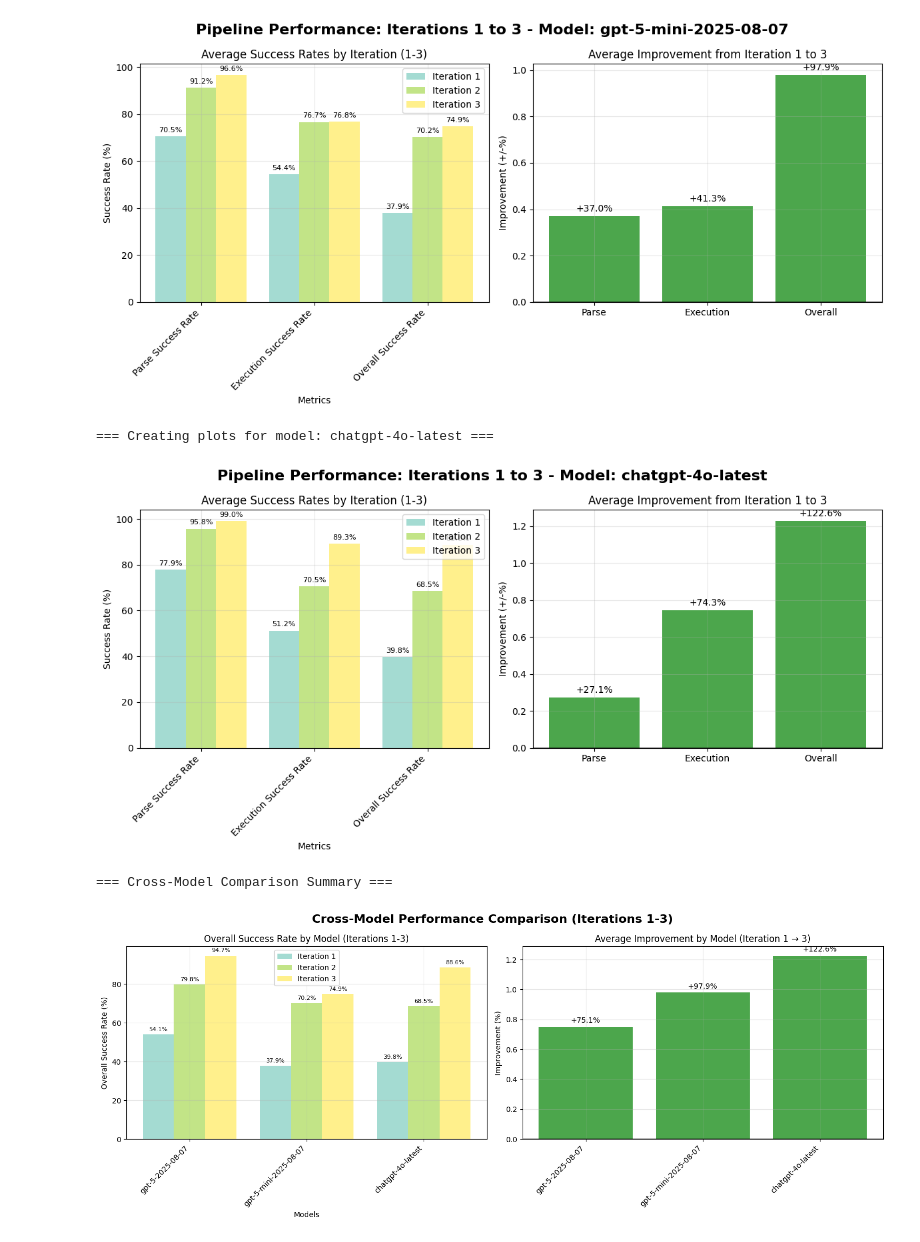
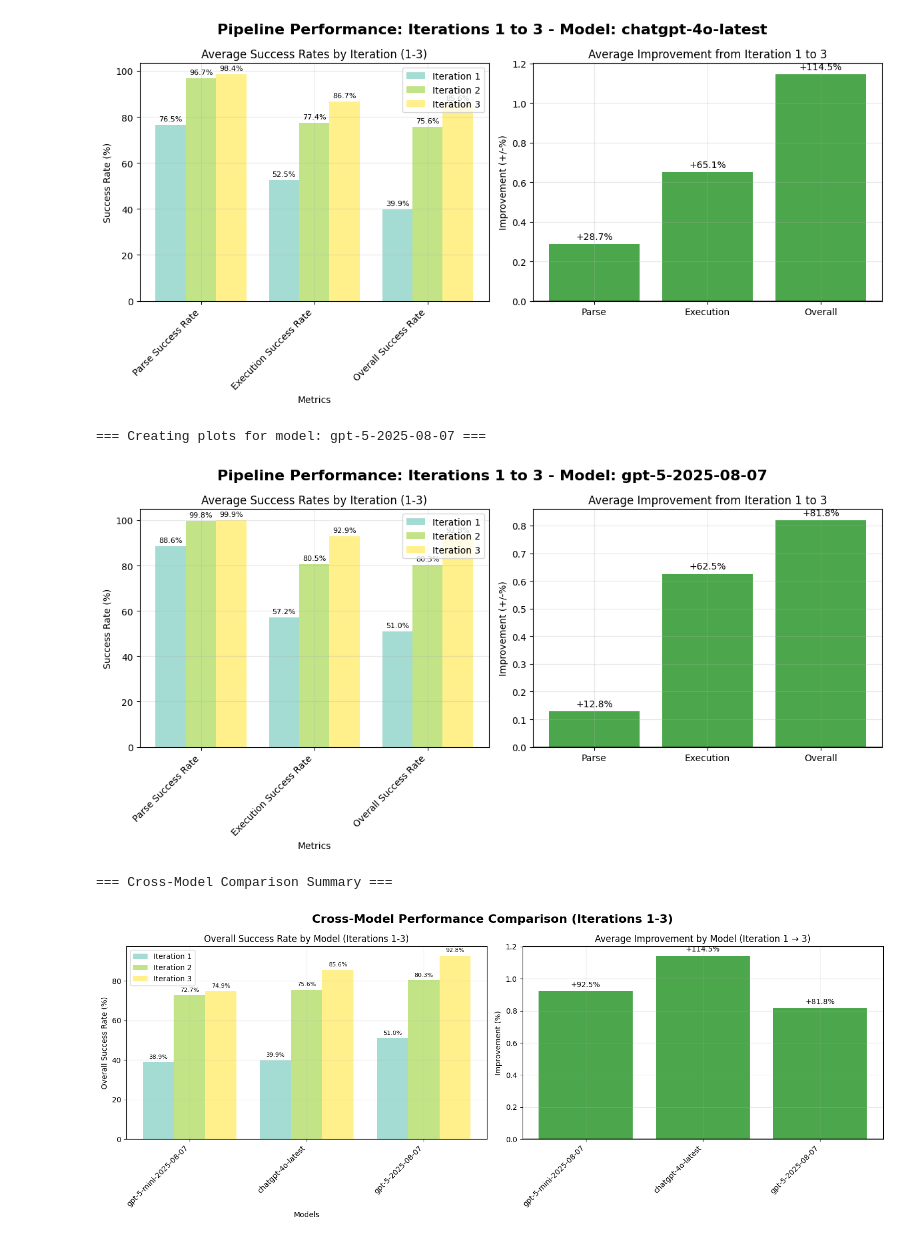
Before and after one commit to sDaners/tesis, a Jupyter notebook: graphs.ipynb, the cells around one changed output. Saved outputs shown, nothing was run; the diff lists cells and outputs as text; code cells hidden in the pictures.

```diff
--- a/graphs.ipynb
+++ b/graphs.ipynb
@@ -16,7 +16,16 @@ print(f"Last updated: {data['updated_at']}")
 
 # Analyze data structure
 executions = data['executions']
-print(f"\nExecution conversations: {len(executions)}")
+print(f"\nExecution conversations (before filtering): {len(executions)}")
+
+# Filter out executions where rag_enabled is True
+executions_before_filter = len(executions)
+executions = {conv_id: execution for conv_id, execution in executions.items()
+              if not execution.get('rag_enabled', False)}
+executions_filtered = executions_before_filter - len(executions)
+
+print(f"Filtered out {executions_filtered} RAG-enabled executions")
+print(f"Execution conversations (after filtering): {len(executions)}")
 
 # Count conversations by number of iterations
 iteration_counts = defaultdict(int)
@@ -124,8 +182,11 @@ Processing model: chatgpt-4o-latest
 # Create comprehensive comparison visualizations for each model
 plt.style.use('default')
 
-def create_model_comparison_plots(model_name, df):
+def create_model_comparison_plots(model_name, model_info):
     """Create comparison plots for a specific model"""
+    df = model_info['df']
+    iteration_data = model_info['iteration_data']
+
     fig, axes = plt.subplots(1, 2, figsize=(12, 6))
     fig.suptitle(f'Pipeline Performance: Iterations 1 to {TARGET_ITERATION} - Model: {model_name}', fontsize=16, fontweight='bold')
 
@@ -136,13 +197,18 @@ def create_model_comparison_plots(model_name, df):
     ax1 = axes[0]
     success_metrics = ['Parse Success Rate', 'Execution Success Rate', 'Overall Success Rate']
 
-    # Create data for all iterations
+    # Create data for all iterations using iteration_data (which includes all qualifying conversations)
     iteration_means = {}
     for i in range(1, TARGET_ITERATION + 1):
+        # Use iteration_data instead of df to get means across ALL conversations that reached iteration i
+        parse_rates = iteration_data[i][f'iteration_{i}_parse_success_rate']
+        exec_rates = iteration_data[i][f'iteration_{i}_execution_success_rate']
+        overall_rates = iteration_data[i][f'iteration_{i}_overall_success_rate']
+
         iteration_means[f'iteration_{i}'] = [
-            df[f'iteration_{i}_parse_success_rate'].mean(),
-            df[f'iteration_{i}_execution_success_rate'].mean(),
-            df[f'iteration_{i}_overall_success_rate'].mean()
+            np.mean(parse_rates) if parse_rates else 0,
+            np.mean(exec_rates) if exec_rates else 0,
+            np.mean(overall_rates) if overall_rates else 0
         ]
 
     x = np.arange(len(success_metrics))
@@ -152,6 +218,7 @@ def create_model_comparison_plots(model_name, df):
     bars_all = []
     for i, (iter_key, means) in enumerate(iteration_means.items()):
         iteration_num = i + 1
+        n_samples = len(iteration_data[iteration_num]['conversation_id'])
         bars = ax1.bar(x + (i - (TARGET_ITERATION-1)/2) * width, means, width,
                       label=f'Iteration {iteration_num}', alpha=0.8, color=colors[i])
         bars_all.append(bars)
@@ -177,14 +244,14 @@ def create_model_comparison_plots(model_name, df):
     # 2. Improvement Analysis - First vs Last iteration
     ax2 = axes[1]
 
-    # Calculate improvement from iteration 1 to TARGET_ITERATION
-    first_iter_parse = df['iteration_1_parse_success_rate'].mean()
-    first_iter_exec = df['iteration_1_execution_success_rate'].mean()
-    first_iter_overall = df['iteration_1_overall_success_rate'].mean()
+    # Calculate improvement from iteration 1 to TARGET_ITERATION using iteration_data
+    first_iter_parse = np.mean(iteration_data[1]['iteration_1_parse_success_rate'])
+    first_iter_exec = np.mean(iteration_data[1]['iteration_1_execution_success_rate'])
+    first_iter_overall = np.mean(iteration_data[1]['iteration_1_overall_success_rate'])
 
-    last_iter_parse = df[f'iteration_{TARGET_ITERATION}_parse_success_rate'].mean()
-    last_iter_exec = df[f'iteration_{TARGET_ITERATION}_execution_success_rate'].mean()
-    last_iter_overall = df[f'iteration_{TARGET_ITERATION}_overall_success_rate'].mean()
+    last_iter_parse = np.mean(iteration_data[TARGET_ITERATION][f'iteration_{TARGET_ITERATION}_parse_success_rate'])
+    last_iter_exec = np.mean(iteration_data[TARGET_ITERATION][f'iteration_{TARGET_ITERATION}_execution_success_rate'])
+    last_iter_overall = np.mean(iteration_data[TARGET_ITERATION][f'iteration_{TARGET_ITERATION}_overall_success_rate'])
 
     # Calculate relative improvements (avoiding division by zero)
     parse_improvement = (last_iter_parse / first_iter_parse - 1) if first_iter_parse > 0 else 0
@@ -217,10 +284,10 @@ def create_model_comparison_plots(model_name, df):
 
 # Create plots for each model
 model_figures = {}
-for model_name, df in model_data.items():
-    if len(df) > 0:  # Only create plots if we have data
+for model_name, model_info in model_data.items():
+    if len(model_info['df']) > 0:  # Only create plots if we have data
         print(f"\n=== Creating plots for model: {model_name} ===")
-        fig = create_model_comparison_plots(model_name, df)
+        fig = create_model_comparison_plots(model_name, model_info)
         model_figures[model_name] = fig
 
 # Summary comparison across models
@@ -238,12 +305,14 @@ if len(model_data) > 1:
     ax1 = axes[0]
     iteration_rates = {}
 
-    # Collect data for all iterations
+    # Collect data for all iterations using iteration_data
     for i in range(1, TARGET_ITERATION + 1):
         iteration_rates[f'iteration_{i}'] = []
         for model in models:
-            df = model_data[model]
-            iteration_rates[f'iteration_{i}'].append(df[f'iteration_{i}_overall_success_rate'].mean())
+            model_info = model_data[model]
+            iteration_data = model_info['iteration_data']
+            overall_rates = iteration_data[i][f'iteration_{i}_overall_success_rate']
+            iteration_rates[f'iteration_{i}'].append(np.mean(overall_rates) if overall_rates else 0)
 
     x = np.arange(len(models))
     width = 0.8 / TARGET_ITERATION
@@ -280,9 +349,11 @@ if len(model_data) > 1:
     improvements = []
 
     for model in models:
-        df = model_data[model]
-        first_overall = df['iteration_1_overall_success_rate'].mean()
-        last_overall = df[f'iteration_{TARGET_ITERATION}_overall_success_rate'].mean()
+        model_info = model_data[model]
+        iteration_data = model_info['iteration_data']
+
+        first_overall = np.mean(iteration_data[1]['iteration_1_overall_success_rate'])
+        last_overall = np.mean(iteration_data[TARGET_ITERATION][f'iteration_{TARGET_ITERATION}_overall_success_rate'])
 
         # Calculate relative improvement (avoiding division by zero)
         overall_improvement = (last_overall / first_overall - 1) if first_overall > 0 else 0
@@ -316,8 +387,8 @@ else:
-[figure, old version]
+[figure, new version]
-=== Creating plots for model: chatgpt-4o-latest ===
+=== Creating plots for model: gpt-5-2025-08-07 ===
-[figure, old version]
+[figure, new version]
 === Cross-Model Comparison Summary ===
-[figure, old version]
+[figure, new version]
 # %%
 # Create grid of boxplots for different success rates by model
 import seaborn as sns
```
Also changed, not shown: parts of 8 cells of this notebook, 28 other files.
